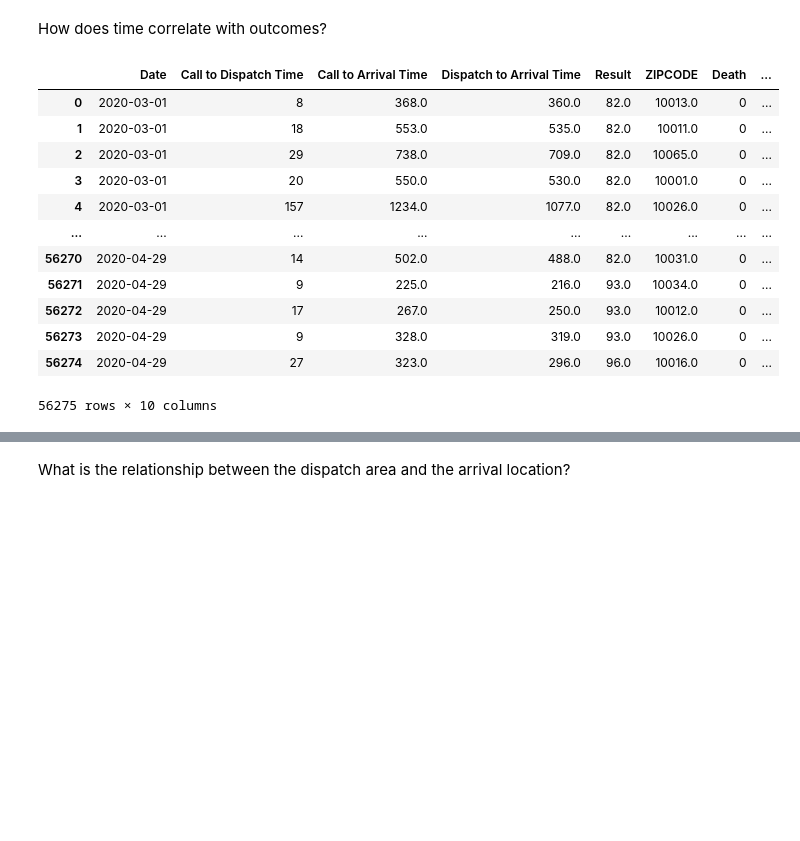
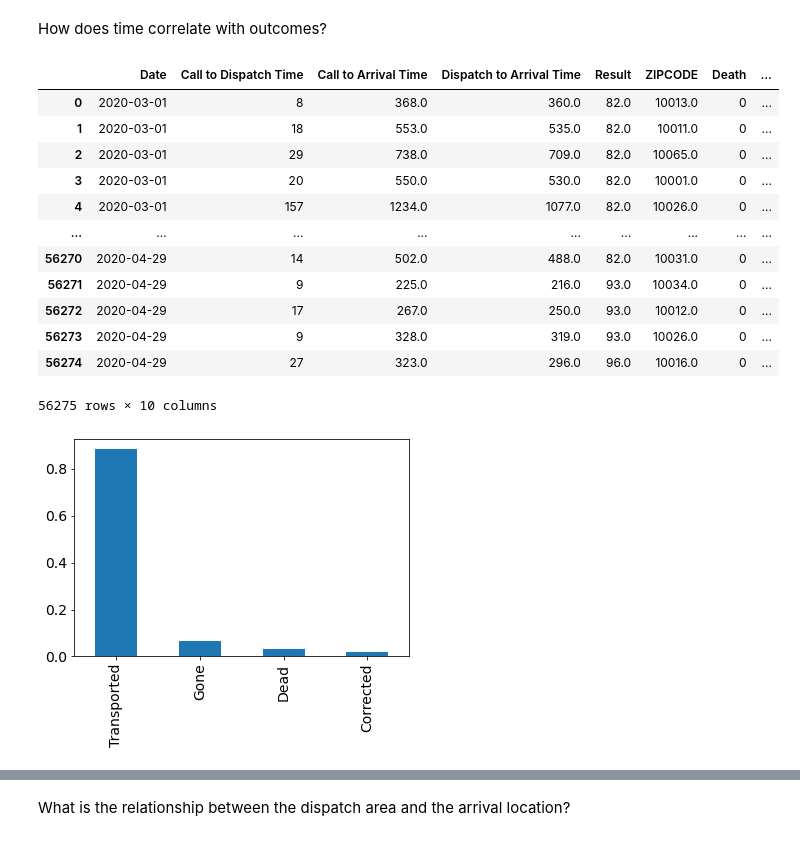
Before and after one commit to weintraubje/Resource-Allocation-of-Emergency-Medical-Services, a Jupyter notebook: main_notebook.ipynb, the cells around one changed output, grey strips where cells are left out. Saved outputs shown, nothing was run; the diff lists cells and outputs as text; code cells hidden in the pictures; blank space fills up the shorter version.

```diff
--- a/work_jeff.ipynb
+++ b/main_notebook.ipynb
@@ -167,31 +167,36 @@ How does time correlate with outcomes?
 # %%
 # Create a slice of the data
 subset = df_covid[['INCIDENT_DATE', 'DISPATCH_RESPONSE_SECONDS_QY', 'INCIDENT_RESPONSE_SECONDS_QY',
              'INCIDENT_TRAVEL_TM_SECONDS_QY', 'INCIDENT_DISPOSITION_CODE', 'ZIPCODE']].copy()
 subset.columns = ['Date', 'Call to Dispatch Time', 'Call to Arrival Time', 'Dispatch to Arrival Time', 'Result', 'ZIPCODE']
 
 # Add death column
 subset['Death'] = np.where(subset['Result'] == 83, 1, 0)
 subset['Gone'] = np.where(subset['Result'] == 96, 1, 0)
 subset['Transported'] = np.where(subset['Result'] == 82, 1, 0)
 subset['Corrected'] = np.where(subset['Result'] == 91, 1, 0)
 
 subset = subset.dropna().reset_index(drop = True)
+subset_vc = subset['Result'].value_counts()[[82, 96, 83, 91]]
+subset_vc.index = ['Transported', 'Gone', 'Dead', 'Corrected']
+subset_vc = subset_vc / subset_vc.sum()
+subset_vc.plot(kind='bar')
 subset
 # %% [output]
 |  | Date | Call to Dispatch Time | Call to Arrival Time | Dispatch to Arrival Time | Result | ZIPCODE | Death | ... |
 | 0 | 2020-03-01 | 8 | 368.0 | 360.0 | 82.0 | 10013.0 | 0 | ... |
 | 1 | 2020-03-01 | 18 | 553.0 | 535.0 | 82.0 | 10011.0 | 0 | ... |
 | 2 | 2020-03-01 | 29 | 738.0 | 709.0 | 82.0 | 10065.0 | 0 | ... |
 | 3 | 2020-03-01 | 20 | 550.0 | 530.0 | 82.0 | 10001.0 | 0 | ... |
 | 4 | 2020-03-01 | 157 | 1234.0 | 1077.0 | 82.0 | 10026.0 | 0 | ... |
 | ... | ... | ... | ... | ... | ... | ... | ... | ... |
 | 56270 | 2020-04-29 | 14 | 502.0 | 488.0 | 82.0 | 10031.0 | 0 | ... |
 | 56271 | 2020-04-29 | 9 | 225.0 | 216.0 | 93.0 | 10034.0 | 0 | ... |
 | 56272 | 2020-04-29 | 17 | 267.0 | 250.0 | 93.0 | 10012.0 | 0 | ... |
 | 56273 | 2020-04-29 | 9 | 328.0 | 319.0 | 93.0 | 10026.0 | 0 | ... |
 | 56274 | 2020-04-29 | 27 | 323.0 | 296.0 | 96.0 | 10016.0 | 0 | ... |
 56275 rows × 10 columns
+[figure, added]
 # %%
 from scipy.stats import shapiro
 from statsmodels.graphics.gofplots import qqplot
```
Also changed, not shown: parts of 2 cells of this notebook, 6 other files.
